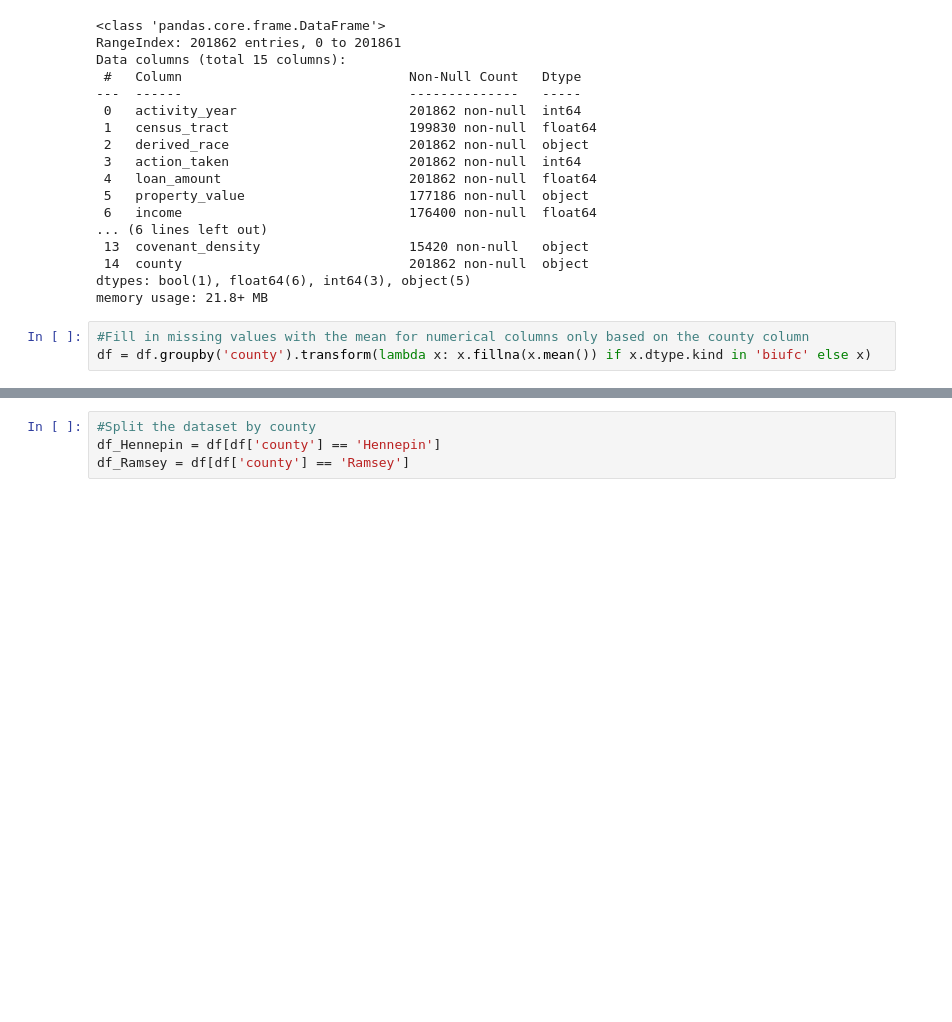
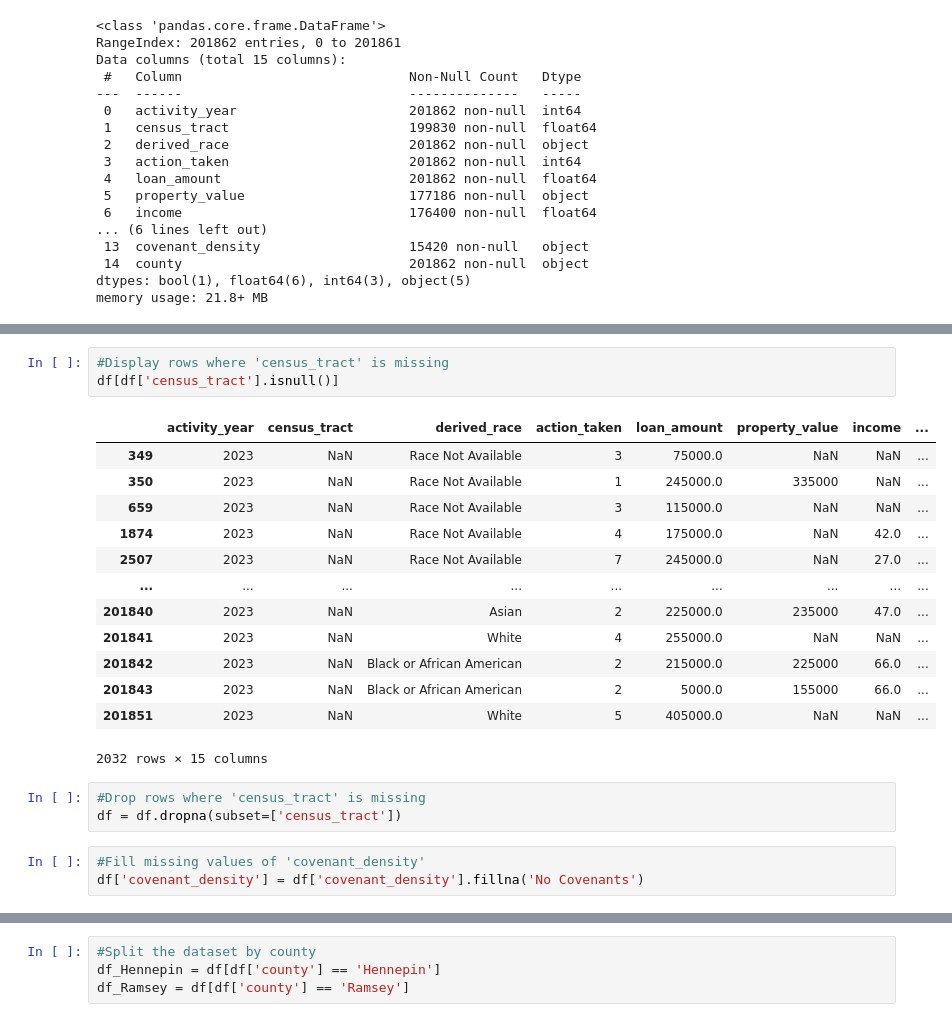
Before and after one commit to chance-roberts/DATA6550-Housing-Bias, a Jupyter notebook: Code/Roberts/CRoberts_Housing_Bias.ipynb, the cells around one changed output, grey strips where cells are left out. Cells and saved outputs as stored; diff of their text form; blank space fills up the shorter version.

```diff
--- a/Code/Roberts/CRoberts_Housing_Bias.ipynb
+++ b/Code/Roberts/CRoberts_Housing_Bias.ipynb
@@ -39,6 +40,3 @@ Data columns (total 15 columns):
  14  county                             201862 non-null  object
 dtypes: bool(1), float64(6), int64(3), object(5)
 memory usage: 21.8+ MB
-# %%
-#Fill in missing values with the mean for numerical columns only based on the county column
-df = df.groupby('county').transform(lambda x: x.fillna(x.mean()) if x.dtype.kind in 'biufc' else x)
@@ -44,0 +63,23 @@ df = df.groupby('county').transform(lambda x: x.fillna(x.mean()) if x.dtype.kind
+# %%
+#Display rows where 'census_tract' is missing
+df[df['census_tract'].isnull()]
+# %% [output]
+|  | activity_year | census_tract | derived_race | action_taken | loan_amount | property_value | income | ... |
+| 349 | 2023 | NaN | Race Not Available | 3 | 75000.0 | NaN | NaN | ... |
+| 350 | 2023 | NaN | Race Not Available | 1 | 245000.0 | 335000 | NaN | ... |
+| 659 | 2023 | NaN | Race Not Available | 3 | 115000.0 | NaN | NaN | ... |
+| 1874 | 2023 | NaN | Race Not Available | 4 | 175000.0 | NaN | 42.0 | ... |
+| 2507 | 2023 | NaN | Race Not Available | 7 | 245000.0 | NaN | 27.0 | ... |
+| ... | ... | ... | ... | ... | ... | ... | ... | ... |
+| 201840 | 2023 | NaN | Asian | 2 | 225000.0 | 235000 | 47.0 | ... |
+| 201841 | 2023 | NaN | White | 4 | 255000.0 | NaN | NaN | ... |
+| 201842 | 2023 | NaN | Black or African American | 2 | 215000.0 | 225000 | 66.0 | ... |
+| 201843 | 2023 | NaN | Black or African American | 2 | 5000.0 | 155000 | 66.0 | ... |
+| 201851 | 2023 | NaN | White | 5 | 405000.0 | NaN | NaN | ... |
+2032 rows × 15 columns
+# %%
+#Drop rows where 'census_tract' is missing
+df = df.dropna(subset=['census_tract'])
+# %%
+#Fill missing values of 'covenant_density'
+df['covenant_density'] = df['covenant_density'].fillna('No Covenants')
```
Also changed, not shown: parts of 62 cells of this notebook, 4 other files.
